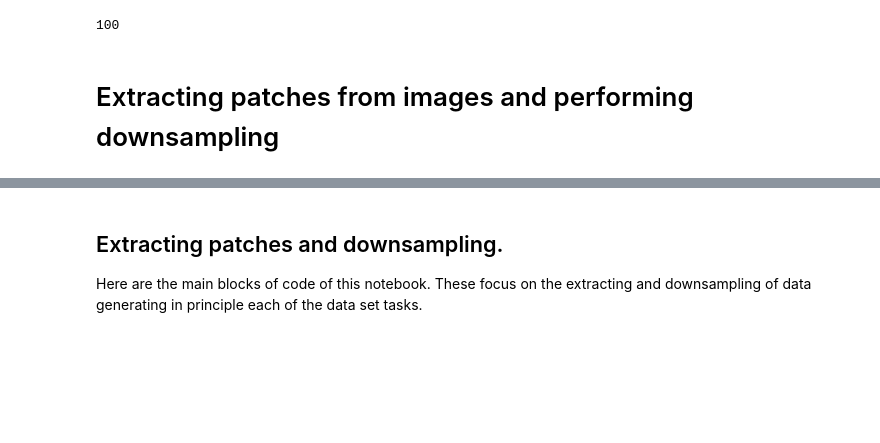
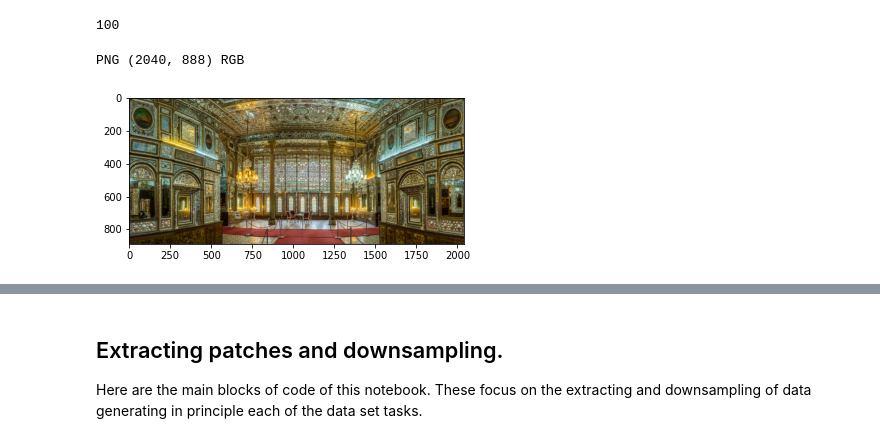
Before and after one commit to jesusllg/Towards-NAS-SRIR-Evaluation-Protocol, a Jupyter notebook: Data-set-generation.ipynb, the cells around one changed output, grey strips where cells are left out. Cells and saved outputs as stored; diff of their text form; code cells hidden in the pictures; blank space fills up the shorter version.

```diff
--- a/Data-set-generation.ipynb
+++ b/Data-set-generation.ipynb
@@ -103,13 +93,15 @@ We separate these paths into into training (800) and validation (100) sets befor
 train_val_split_perc = 0.888889
 val_test_split_perc = 0.5
 # %%
+train_val_split_perc = 0.888889
+val_test_split_perc = 0.5
 img_paths = []
 val_img_paths = []
-for dirname, _, filenames in os.walk('../Data_for_training/DIV2K_train_HR'):
+for dirname, _, filenames in os.walk('../Data_DIV2K/DIV2K_train_HR'):
     for filename in filenames:
         img_paths.append(os.path.join(dirname, filename))
 
-for dirname, _, filenames in os.walk('../Data_for_training/DIV2K_valid_HR'):
+for dirname, _, filenames in os.walk('../Data_DIV2K/DIV2K_valid_HR'):
     for filename in filenames:
         img_paths.append(os.path.join(dirname, filename))
 
@@ -151,5 +137,5 @@ for path in val_img_paths:
 print(len(val_img_arrays))
 # %% [output]
 100
-# %% [markdown]
-# Extracting patches from images and performing downsampling
+# %%
+im = Image.open(img_paths[0])
@@ -155,0 +144,9 @@ print(len(val_img_arrays))
+# %%
+print(im.format, im.size, im.mode)
+# %% [output]
+PNG (2040, 888) RGB
+# %%
+plt.imshow(im)
+plt.show()
+# %% [output]
+[figure, added]
```
Also changed, not shown: parts of 30 cells of this notebook.
